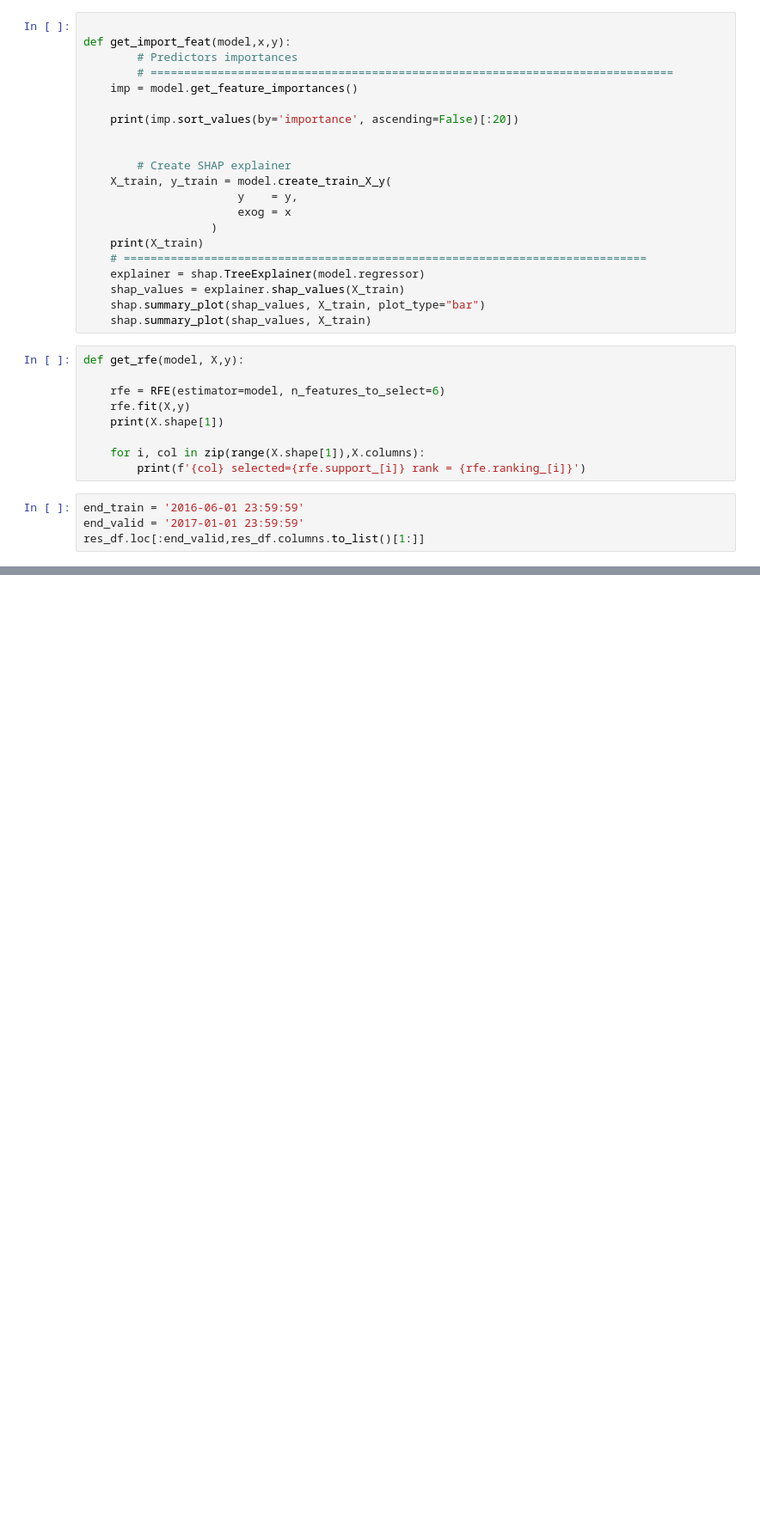
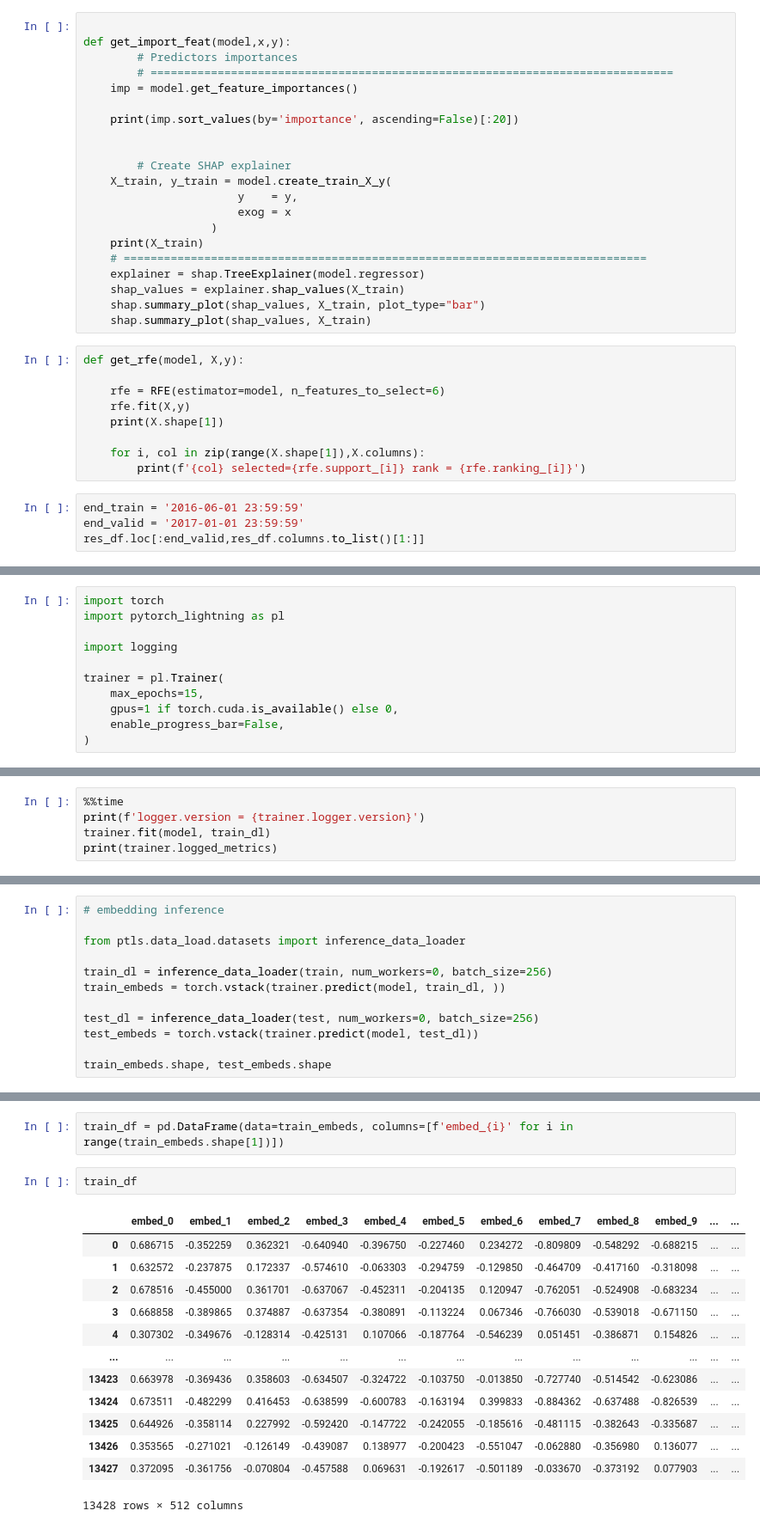
Before and after one commit to budennovsk/Pandas, a Jupyter notebook: forecast_Favorita_Grocery_2_2_week.ipynb, the cells around one changed output, grey strips where cells are left out. Shown at 86% size. Saved outputs shown, nothing was run; the diff lists cells and outputs as text; blank space fills up the shorter version.

```diff
--- a/forecast_Favorita_Grocery_2_2_week.ipynb
+++ b/forecast_Favorita_Grocery_2_2_week.ipynb
@@ -1027,0 +1193,11 @@ filtered_grouped_data.fillna(0)
+# %%
+import torch
+import pytorch_lightning as pl
+
+import logging
+
+trainer = pl.Trainer(
+    max_epochs=15,
+    gpus=1 if torch.cuda.is_available() else 0,
+    enable_progress_bar=False,
+)
@@ -1027,0 +1209,5 @@ filtered_grouped_data.fillna(0)
+# %%
+%%time
+print(f'logger.version = {trainer.logger.version}')
+trainer.fit(model, train_dl)
+print(trainer.logged_metrics)
@@ -1027,0 +1252,12 @@ filtered_grouped_data.fillna(0)
+# %%
+# embedding inference
+
+from ptls.data_load.datasets import inference_data_loader
+
+train_dl = inference_data_loader(train, num_workers=0, batch_size=256)
+train_embeds = torch.vstack(trainer.predict(model, train_dl, ))
+
+test_dl = inference_data_loader(test, num_workers=0, batch_size=256)
+test_embeds = torch.vstack(trainer.predict(model, test_dl))
+
+train_embeds.shape, test_embeds.shape
@@ -1027,0 +1285,18 @@ filtered_grouped_data.fillna(0)
+# %%
+train_df = pd.DataFrame(data=train_embeds, columns=[f'embed_{i}' for i in range(train_embeds.shape[1])])
+# %%
+train_df
+# %% [output]
+|  | embed_0 | embed_1 | embed_2 | embed_3 | embed_4 | embed_5 | embed_6 | embed_7 | embed_8 | embed_9 | ... | ... |
+| 0 | 0.686715 | -0.352259 | 0.362321 | -0.640940 | -0.396750 | -0.227460 | 0.234272 | -0.809809 | -0.548292 | -0.688215 | ... | ... |
+| 1 | 0.632572 | -0.237875 | 0.172337 | -0.574610 | -0.063303 | -0.294759 | -0.129850 | -0.464709 | -0.417160 | -0.318098 | ... | ... |
+| 2 | 0.678516 | -0.455000 | 0.361701 | -0.637067 | -0.452311 | -0.204135 | 0.120947 | -0.762051 | -0.524908 | -0.683234 | ... | ... |
+| 3 | 0.668858 | -0.389865 | 0.374887 | -0.637354 | -0.380891 | -0.113224 | 0.067346 | -0.766030 | -0.539018 | -0.671150 | ... | ... |
+| 4 | 0.307302 | -0.349676 | -0.128314 | -0.425131 | 0.107066 | -0.187764 | -0.546239 | 0.051451 | -0.386871 | 0.154826 | ... | ... |
+| ... | ... | ... | ... | ... | ... | ... | ... | ... | ... | ... | ... | ... |
+| 13423 | 0.663978 | -0.369436 | 0.358603 | -0.634507 | -0.324722 | -0.103750 | -0.013850 | -0.727740 | -0.514542 | -0.623086 | ... | ... |
+| 13424 | 0.673511 | -0.482299 | 0.416453 | -0.638599 | -0.600783 | -0.163194 | 0.399833 | -0.884362 | -0.637488 | -0.826539 | ... | ... |
+| 13425 | 0.644926 | -0.358114 | 0.227992 | -0.592420 | -0.147722 | -0.242055 | -0.185616 | -0.481115 | -0.382643 | -0.335687 | ... | ... |
+| 13426 | 0.353565 | -0.271021 | -0.126149 | -0.439087 | 0.138977 | -0.200423 | -0.551047 | -0.062880 | -0.356980 | 0.136077 | ... | ... |
+| 13427 | 0.372095 | -0.361756 | -0.070804 | -0.457588 | 0.069631 | -0.192617 | -0.501189 | -0.033670 | -0.373192 | 0.077903 | ... | ... |
+13428 rows × 512 columns
```
Also changed, not shown: parts of 22 cells of this notebook.
